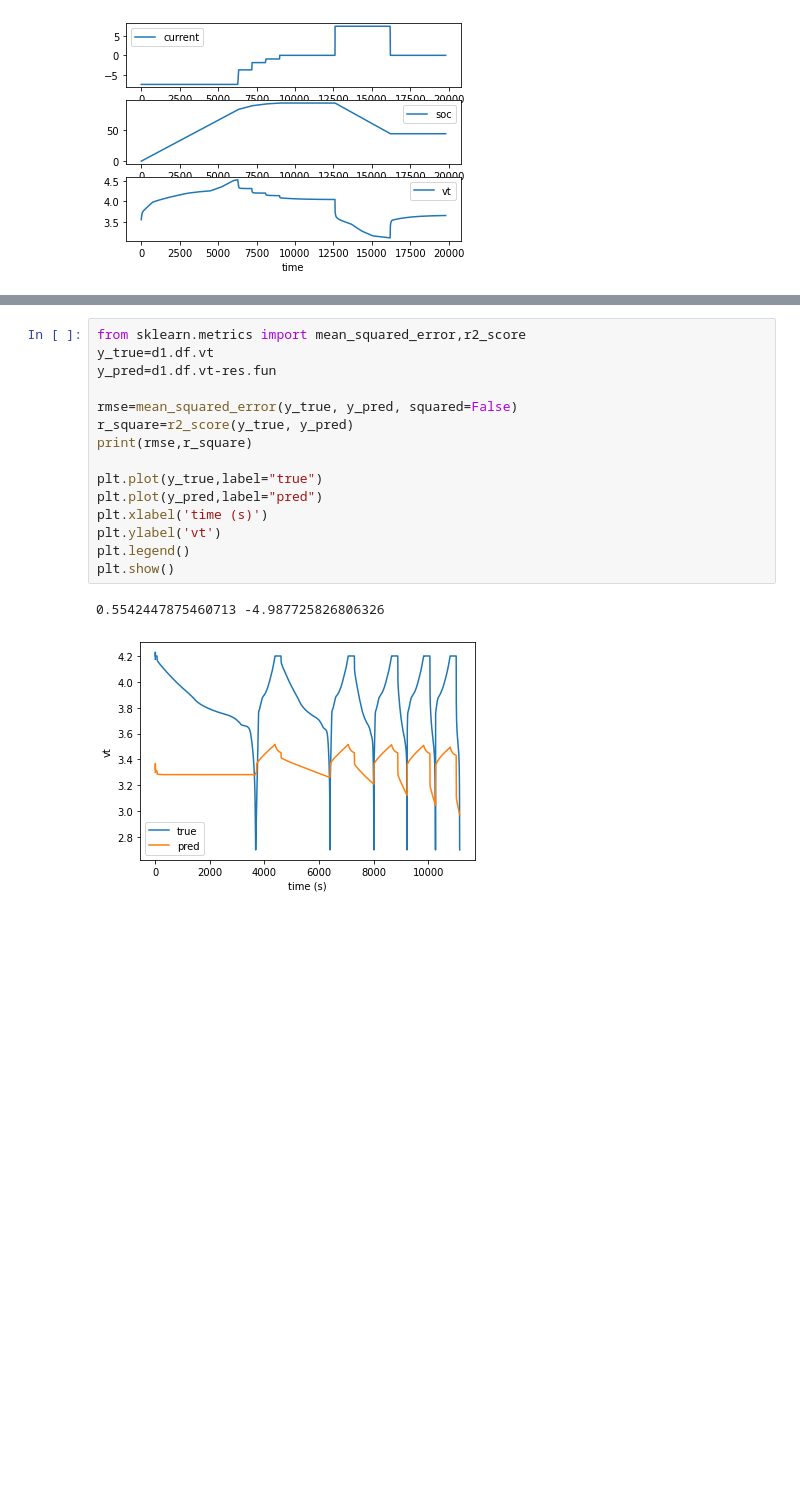
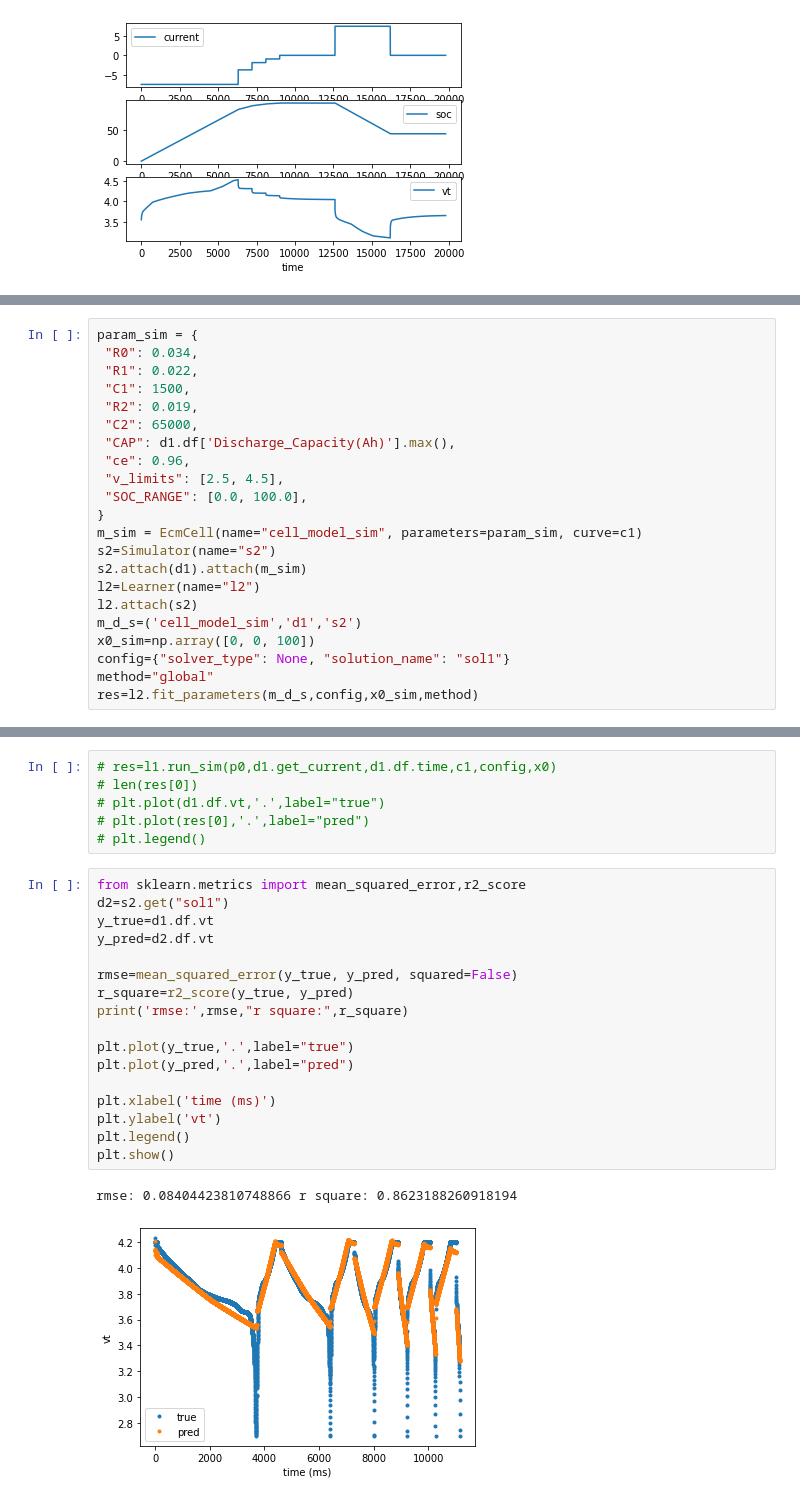
Before and after one commit to tonylee2016/batterylearn, a Jupyter notebook: notebook/demos.ipynb, the cells around one changed output, grey strips where cells are left out. Cells and saved outputs as stored; diff of their text form; blank space fills up the shorter version.

Commit message:
update learns

```diff
--- a/notebook/demos.ipynb
+++ b/notebook/demos.ipynb
@@ -100,0 +118,22 @@ R0: 0.12298616026096532 R1: 0.021921358632205797 C1: 1500.1076802971825 R2: 0.01
+# %%
+param_sim = {
+ "R0": 0.034,
+ "R1": 0.022,
+ "C1": 1500,
+ "R2": 0.019,
+ "C2": 65000,
+ "CAP": d1.df['Discharge_Capacity(Ah)'].max(),
+ "ce": 0.96,
+ "v_limits": [2.5, 4.5],
+ "SOC_RANGE": [0.0, 100.0],
+}
+m_sim = EcmCell(name="cell_model_sim", parameters=param_sim, curve=c1)
+s2=Simulator(name="s2")
+s2.attach(d1).attach(m_sim)
+l2=Learner(name="l2")
+l2.attach(s2)
+m_d_s=('cell_model_sim','d1','s2')
+x0_sim=np.array([0, 0, 100])
+config={"solver_type": None, "solution_name": "sol1"}
+method="global"
+res=l2.fit_parameters(m_d_s,config,x0_sim,method)
@@ -101,18 +171,26 @@ R0: 0.12298616026096532 R1: 0.021921358632205797 C1: 1500.1076802971825 R2: 0.01
+# %%
+# res=l1.run_sim(p0,d1.get_current,d1.df.time,c1,config,x0)
+# len(res[0])
+# plt.plot(d1.df.vt,'.',label="true")
+# plt.plot(res[0],'.',label="pred")
+# plt.legend()
 # %%
 from sklearn.metrics import mean_squared_error,r2_score
+d2=s2.get("sol1")
 y_true=d1.df.vt
-y_pred=d1.df.vt-res.fun
+y_pred=d2.df.vt
 
 rmse=mean_squared_error(y_true, y_pred, squared=False)
 r_square=r2_score(y_true, y_pred)
-print(rmse,r_square)
+print('rmse:',rmse,"r square:",r_square)
 
-plt.plot(y_true,label="true")
-plt.plot(y_pred,label="pred")
-plt.xlabel('time (s)')
+plt.plot(y_true,'.',label="true")
+plt.plot(y_pred,'.',label="pred")
+
+plt.xlabel('time (ms)')
 plt.ylabel('vt')
 plt.legend()
 plt.show()
 # %% [output]
-0.5542447875460713 -4.987725826806326
+rmse: 0.08404423810748866 r square: 0.8623188260918194
-[figure, old version]
+[figure, new version]
```
Also changed, not shown: parts of 10 cells of this notebook, 3 other files.
